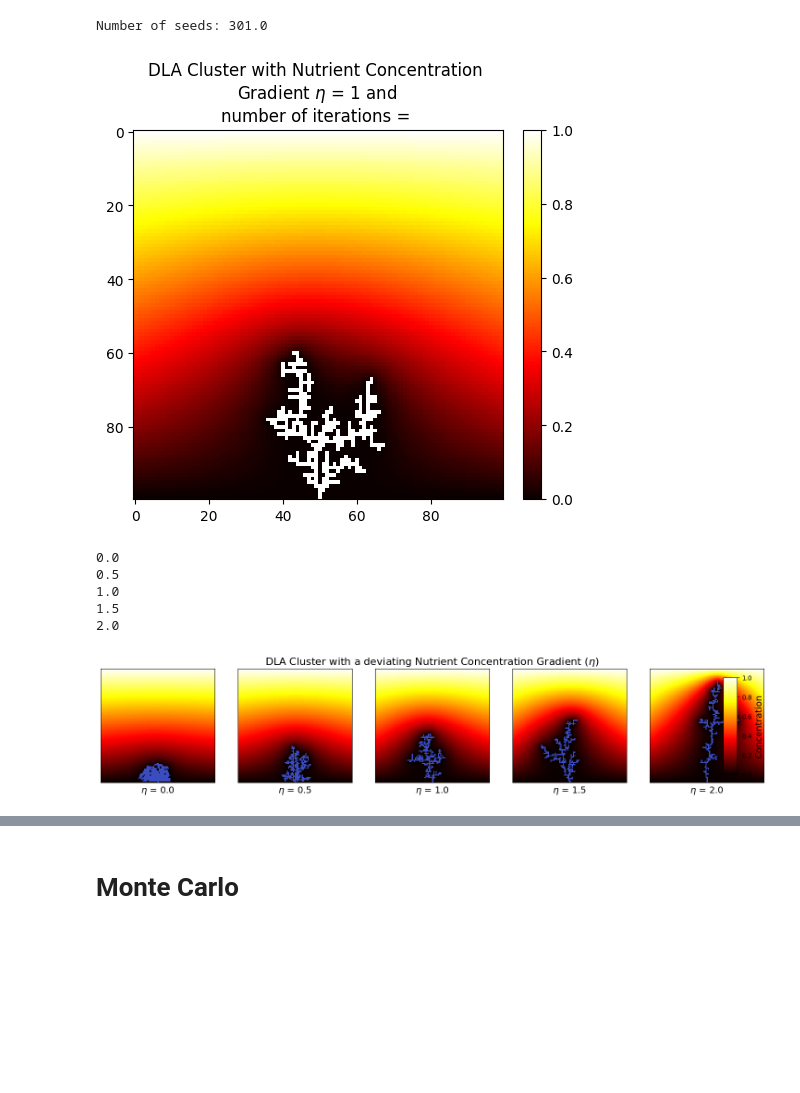
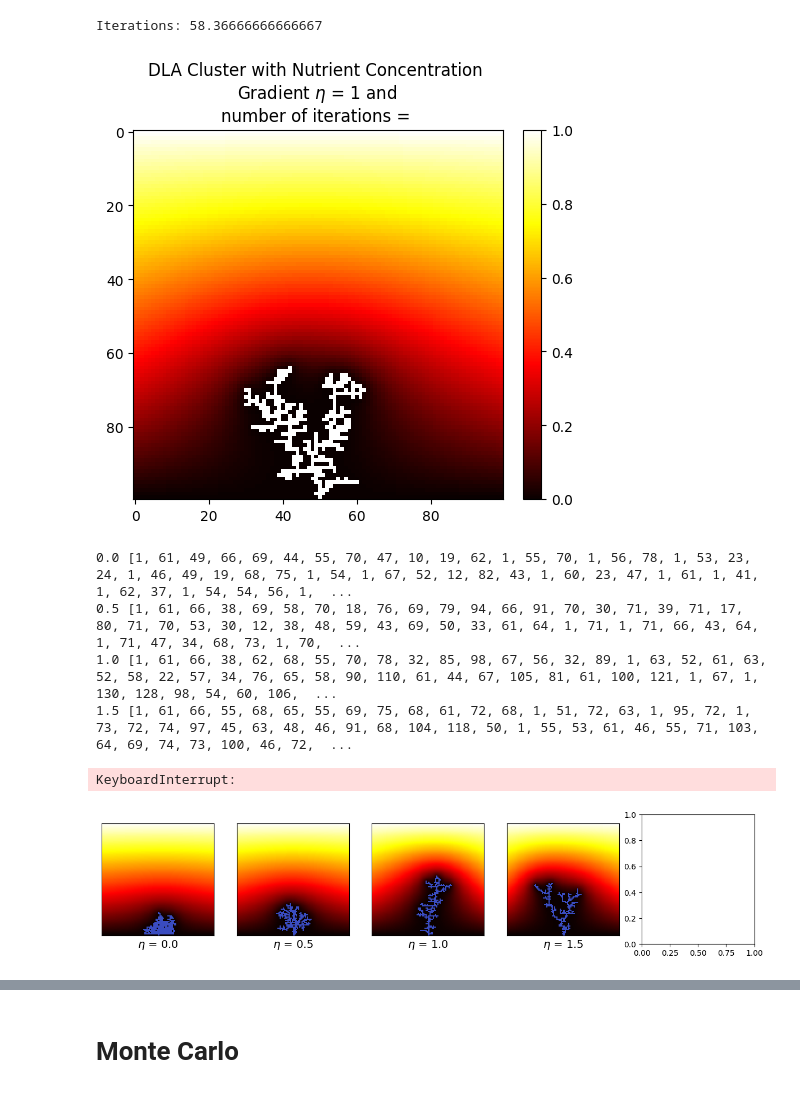
Before and after one commit to koenweverink/ScientificComputing, a Jupyter notebook: Set2.ipynb, the cells around one changed output, grey strips where cells are left out. Cells and saved outputs as stored; diff of their text form; code cells hidden in the pictures; blank space fills up the shorter version.

Commit message:
omega

```diff
--- a/Set2.ipynb
+++ b/Set2.ipynb
@@ -39,12 +39,12 @@ def solve_laplace(concentration, domain, omega, epsilon):
 
         # Update theta for the while-loop condition
         theta = max_change
-    return concentration
+    return concentration, iteration
 # %%
 # Growth function
 # @jit(nopython=True)
 def grow(domain, concentration, omega, eta, epsilon):
-    concentration = solve_laplace(concentration, domain, omega, epsilon)
+    concentration, iteration = solve_laplace(concentration, domain, omega, epsilon)
     candidates = find_growth_candidates(domain)
     if not candidates:
         return domain, concentration  # No more growth possible
@@ -73,14 +73,15 @@ def grow(domain, concentration, omega, eta, epsilon):
     index = np.random.choice(len(valid_candidates), p=probabilities)
     growth_site = valid_candidates[index]
     domain[growth_site] = 1
-    return domain, concentration
+    return domain, concentration, iteration
 # %%
 # @jit(nopython=True)
 def sim(domain, concentration, omega, iterations, eta, epsilon):
-    iter_count = 0
+    iter_count = List()
     for _ in range(iterations):
-        domain, concentration = grow(domain, concentration, omega, eta, epsilon)
-    return domain, concentration
+        domain, concentration, count = grow(domain, concentration, omega, eta, epsilon)
+        iter_count.append(count)
+    return domain, concentration, iter_count
 # %%
 # @jit(nopython=True)
 def num_seeds(domain):
@@ -101,10 +102,10 @@ domain[seed_position] = 1  # Place the initial seed
 concentration = np.linspace(1, 0, size, dtype=np.float32).reshape(-1, 1)  # Ensure dtype is specified
 concentration = np.tile(concentration, (1, size))  # Extend the gradient horizontally
 
-domain, concentration = sim(domain, concentration, omega, iterations, eta, epsilon)
-print(f"Number of seeds: {num_seeds(domain)}")
+domain, concentration, iter_count = sim(domain, concentration, omega, iterations, eta, epsilon)
+print(f"Iterations: {np.mean(iter_count)}")
 # %% [output]
-Number of seeds: 301.0
+Iterations: 58.36666666666667
 # %%
 fig, ax = plt.subplots()
 cmap = ax.imshow(concentration, cmap='hot', interpolation='nearest')
@@ -114,7 +115,7 @@ ax.imshow(cluster_overlay, cmap='Greys', interpolation='nearest')
 ax.set_title(f'DLA Cluster with Nutrient Concentration \nGradient $\eta$ = {eta} and \nnumber of iterations = ')
 plt.show()
 # %% [output]
-[figure, old version]
+[figure, new version]
 # %%
 eta_list = np.linspace(0, 2, 5)
 
@@ -128,39 +129,39 @@ for i, eta in enumerate(eta_list):
     iterations = 300  # Number of growth steps
     omega = 1.85  # Over-relaxation parameter
     epsilon = 1e-5  # epsilon for SOR convergence
 
     # Initialize domain
     domain = np.zeros((size, size))
     domain[seed_position] = 1  # Place the initial seed
 
     # Initialize the nutrient concentration grid with highest concentration at the top
     concentration = np.linspace(1, 0, size).reshape(-1, 1)  # Gradient from top (1) to bottom (0)
     concentration = np.tile(concentration, (1, size))  # Extend the gradient horizontally
 
     ax = axes[i]
-    domain, concentration = sim(domain, concentration, omega, iterations, eta, epsilon)
+    domain, concentration, count = sim(domain, concentration, omega, iterations, eta, epsilon)
     cmap = ax.imshow(concentration, cmap='hot', interpolation='nearest')
     cluster_overlay = np.ma.masked_where(domain == 0, domain)
     im = ax.imshow(cluster_overlay, cmap = 'coolwarm', interpolation='nearest')
     ax.set_xticks([])
     ax.set_yticks([])
     ax.set_xlabel(f"$\eta$ = {eta}", fontsize=14)
-    print(eta)
+    print(eta, count)
 
 # Add colorbar
 cbar_ax = fig.add_axes([0.92, 0.15, 0.02, 0.7])  # [left, bottom, width, height]
 cbar = fig.colorbar(cmap, cax=cbar_ax)
 cbar.set_label('Concentration', fontsize=14)
 
 axes[2].set_title(f'DLA Cluster with a deviating Nutrient Concentration Gradient ($\eta$)', fontsize=16, loc='center')
 
 plt.tight_layout()
 plt.show()
 # %% [output]
-0.0
-0.5
-1.0
-1.5
-2.0
+0.0 [1, 61, 49, 66, 69, 44, 55, 70, 47, 10, 19, 62, 1, 55, 70, 1, 56, 78, 1, 53, 23, 24, 1, 46, 49, 19, 68, 75, 1, 54, 1, 67, 52, 12, 82, 43, 1, 60, 23, 47, 1, 61, 1, 41, 1, 62, 37, 1, 54, 54, 56, 1,  ...
+0.5 [1, 61, 66, 38, 69, 58, 70, 18, 76, 69, 79, 94, 66, 91, 70, 30, 71, 39, 71, 17, 80, 71, 70, 53, 30, 12, 38, 48, 59, 43, 69, 50, 33, 61, 64, 1, 71, 1, 71, 66, 43, 64, 1, 71, 47, 34, 68, 73, 1, 70,  ...
+1.0 [1, 61, 66, 38, 62, 68, 55, 70, 78, 32, 85, 98, 67, 56, 32, 89, 1, 63, 52, 61, 63, 52, 58, 22, 57, 34, 76, 65, 58, 90, 110, 61, 44, 67, 105, 81, 61, 100, 121, 1, 67, 1, 130, 128, 98, 54, 60, 106,  ...
+1.5 [1, 61, 66, 55, 68, 65, 55, 69, 75, 68, 61, 72, 68, 1, 51, 72, 63, 1, 95, 72, 1, 73, 72, 74, 97, 45, 63, 48, 46, 91, 68, 104, 118, 50, 1, 55, 53, 61, 46, 55, 71, 103, 64, 69, 74, 73, 100, 46, 72,  ...
+KeyboardInterrupt:
-[figure, old version]
+[figure, new version]
 # %%
```
Also changed, not shown: parts of 3 cells of this notebook.
